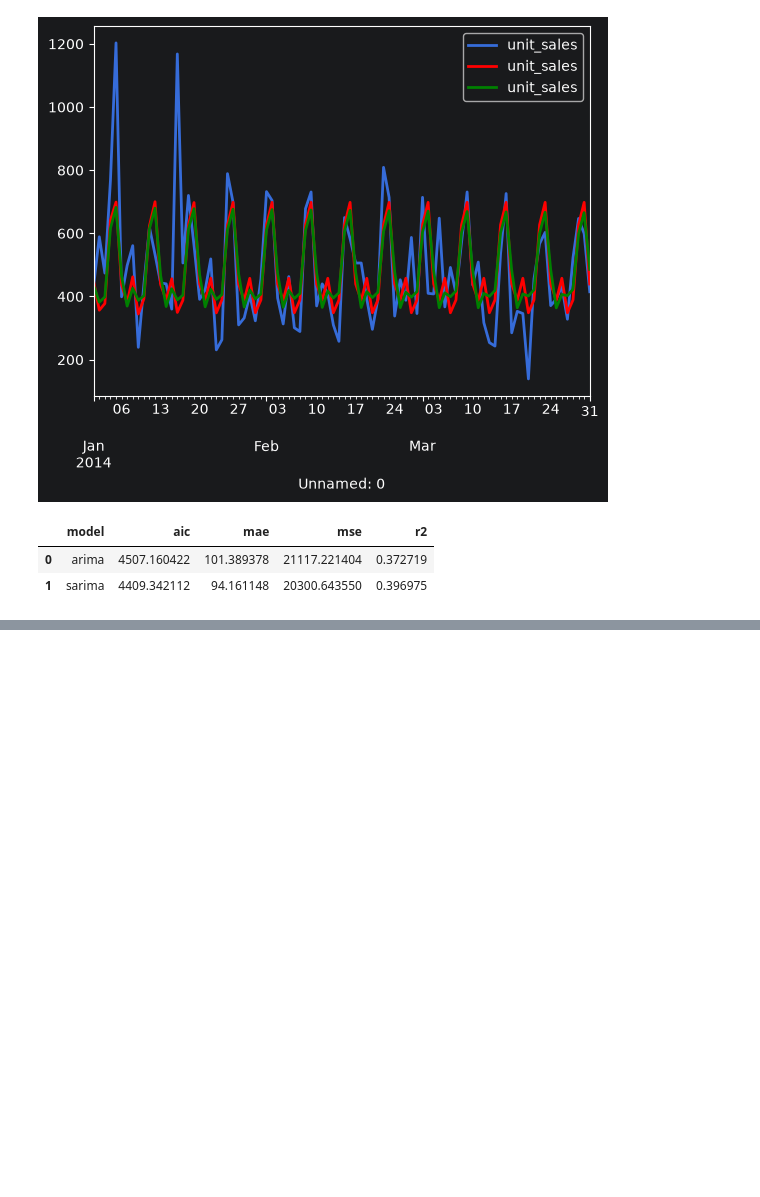
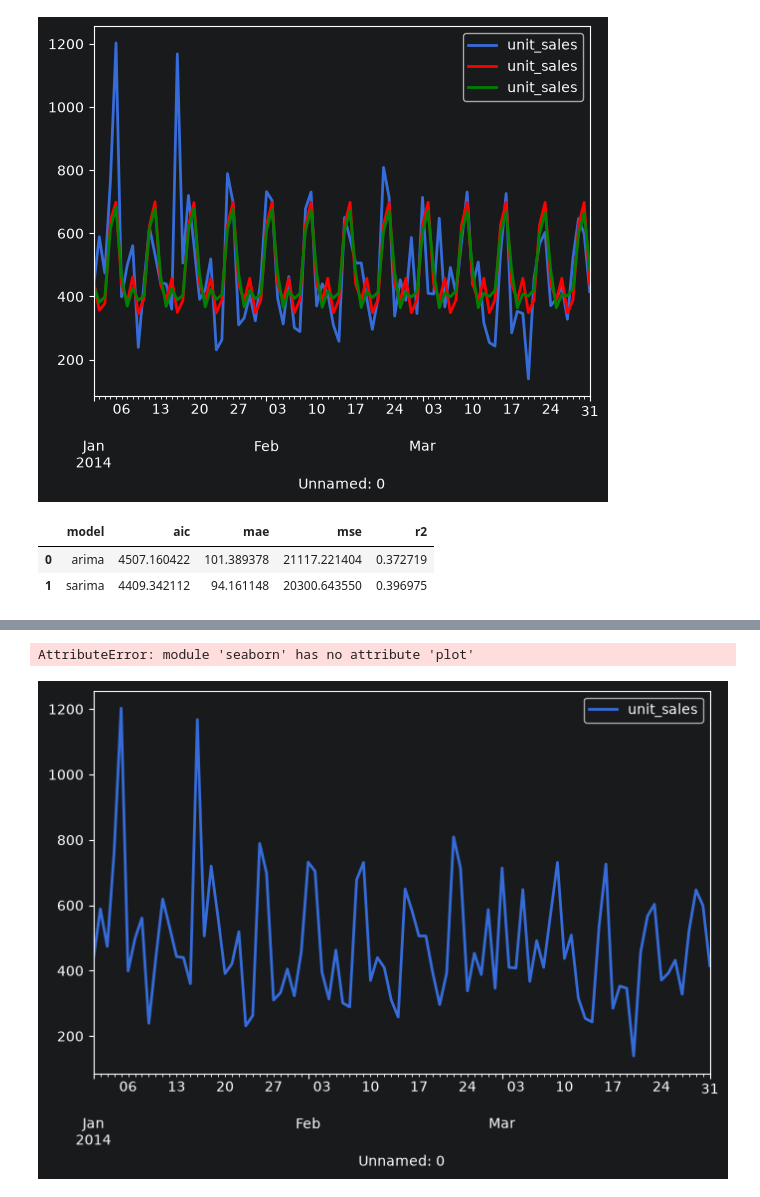
Before and after one commit to ka-katrin/Python_Timeseries_Project, a Jupyter notebook: statistical_models.ipynb, the cells around one changed output, grey strips where cells are left out. Saved outputs shown, nothing was run; the diff lists cells and outputs as text; code cells hidden in the pictures; blank space fills up the shorter version.

```diff
--- a/statistical_models.ipynb
+++ b/statistical_models.ipynb
@@ -337,0 +376,13 @@ model_evaluation
+# %%
+# both was not very informational. after inspection of the given Df
+plt.figure(figsize=(8,5))
+test.plot()
+
+sns.plot(forecast_prophet['ds'],forecast_prophet['yhat'],color='yellow')
+
+forecast_sarima.plot(color='red')
+forecast_arima.plot(color='green')
+plt.show()
+# %% [output]
+AttributeError: module 'seaborn' has no attribute 'plot'
+[figure, added]
```
Also changed, not shown: parts of 12 cells of this notebook.
